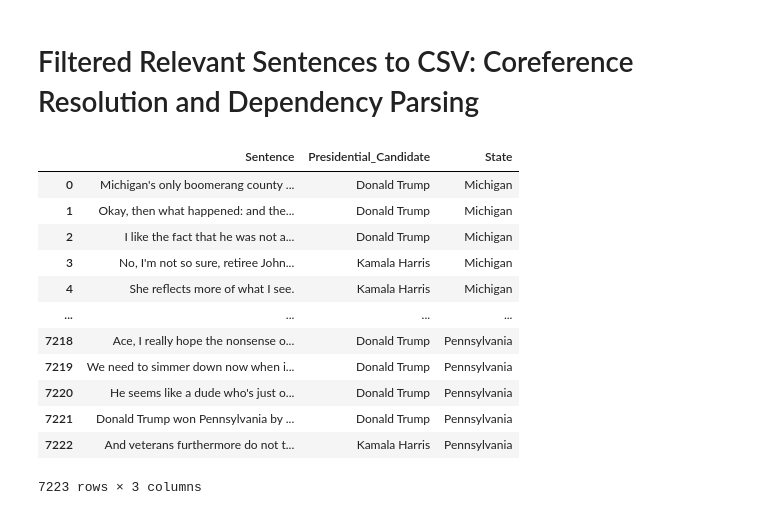
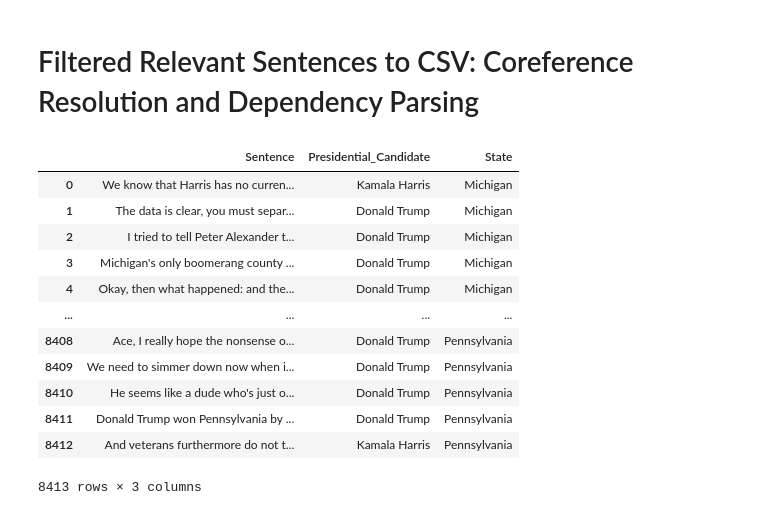
Before and after one commit to u-Kuro/Thesis-2024-U.S.-Presidential-Election-Sentiment-Analysis, a Jupyter notebook: Data Preprocessing.ipynb, the cells around one changed output. Drawn from its saved outputs; the diff is of its cells as text; code cells hidden in the pictures.

Commit message:
updated data preproc notebook

```diff
--- a/Data Preprocessing.ipynb
+++ b/Data Preprocessing.ipynb
@@ -301,30 +301,20 @@ def filter_relevant_sentences() -> pd.DataFrame:
                     for presidential_candidate, names in presidential_candidates.items():
                         if (
                             any(
-                                # Check in Sentence
+                                # Check in Mentions and Words
                                 (
-                                    sentence and presidential_candidate
-                                    and f' {presidential_candidate.strip().lower()} ' in f' {sentence.lower()} '
-                                )
-                                # Check in Mentions
-                                or (
                                     ngramed_mention and presidential_candidate
                                     and f' {presidential_candidate.strip().lower()} ' in f' {ngramed_mention.strip().lower()} '
                                 ) or (
                                     word and presidential_candidate
                                     and presidential_candidate.strip().lower() == word.strip().lower()
                                 )
-                                for word in ngramed_mention.split(" ")
+                                for word in ngramed_mention.split(" ") + word_tokenize(sentence)
                             )
                             # Any Other Candidate Names is Mentioned in Topic
                             or any(
-                                # Check in Sentence
+                                # Check in Mentions and Words
                                 (
-                                    sentence and name
-                                    and f' {name.strip().lower()} ' in f' {sentence.lower()} '
-                                )
-                                # Check in Mentions
-                                or (
                                     ngramed_mention and name
                                     and f' {name.strip().lower()} ' in f' {ngramed_mention.strip().lower()} '
                                 ) or (
@@ -332,7 +322,7 @@ def filter_relevant_sentences() -> pd.DataFrame:
                                     and name.strip().lower() == word.strip().lower()
                                 )
                                 for name in names
-                                for word in ngramed_mention.split(" ")
+                                for word in ngramed_mention.split(" ") + word_tokenize(sentence)
                             )
                         ):
                             presidential_candidate_mentions.add(presidential_candidate)
@@ -348,13 +338,8 @@ def filter_relevant_sentences() -> pd.DataFrame:
                     # Filter Sentence with Topic of [Other State] Different from its [Possible State]
                     other_states = [state for state in state_cities if state is not possible_state]
                     if any(
-                        # Check in Sentence
+                        # Check in Mentions and Words
                         (
-                            sentence and other_state
-                            and f' {other_state.strip().lower()} ' in f' {sentence.lower()} '
-                        )
-                        # Check in Mentions
-                        or (
                             ngramed_mention and other_state
                             and f' {other_state.strip().lower()} ' in f' {ngramed_mention.strip().lower()} '
                         ) or (
@@ -362,7 +347,7 @@ def filter_relevant_sentences() -> pd.DataFrame:
                             and other_state.strip().lower() == word.strip().lower()
                         )
                         for other_state in other_states
-                        for word in ngramed_mention.split(" ")
+                        for word in ngramed_mention.split(" ") + word_tokenize(sentence)
                     ): other_possible_state_is_mentioned = True
 
                     # Filter Sentence with Topics of [Other States' Cities] Different from its [Possible State Cities]
@@ -377,13 +362,8 @@ def filter_relevant_sentences() -> pd.DataFrame:
                         if other_city
                     ]
                     if any(
-                        # Check in Sentence
+                        # Check in Mentions and Words
                         (
-                            sentence and other_city
-                            and f' {other_city.strip().lower()} ' in f' {sentence.lower()} '
-                        )
-                        # Check in Mentions
-                        or (
                             ngramed_mention and other_city
                             and f' {other_city.strip().lower()} ' in f' {ngramed_mention.strip().lower()} '
                         ) or (
@@ -391,37 +371,27 @@ def filter_relevant_sentences() -> pd.DataFrame:
                             and other_city.strip().lower() == word.strip().lower()
                         )
                         for other_city in other_state_cities
-                        for word in ngramed_mention.split(" ")
+                        for word in ngramed_mention.split(" ") + word_tokenize(sentence)
                     ): other_possible_state_is_mentioned = True
 
                     if other_possible_state_is_mentioned:
                         # Check if possible state is mentioned too
                         if any(
-                            # Check in Sentence
+                            # Check in Mentions and Words
                             (
-                                sentence and possible_state
-                                and f' {possible_state.strip().lower()} ' in f' {sentence.lower()} '
-                            )
-                            # Check in Mentions
-                            or (
                                 ngramed_mention and possible_state
                                 and f' {possible_state.strip().lower()} ' in f' {ngramed_mention.strip().lower()} '
                             ) or (
                                 word and possible_state
                                 and possible_state.strip().lower() == word.strip().lower()
                             )
-                            for word in ngramed_mention.split(" ")
+                            for word in ngramed_mention.split(" ") + word_tokenize(sentence)
                         ): return True
                         # Check if cities in possible state is mentioned too
                         possible_state_cities = state_cities[possible_state]
                         if any(
-                            # Check in Sentence
+                            # Check in Mentions and Words
                             (
-                                sentence and possible_state_city
-                                and f' {possible_state_city.strip().lower()} ' in f' {sentence.lower()} '
-                            )
-                            # Check in Mentions
-                            or (
                                 ngramed_mention and possible_state_city
                                 and f' {possible_state_city.strip().lower()} ' in f' {ngramed_mention.strip().lower()} '
                             ) or (
@@ -429,10 +399,11 @@ def filter_relevant_sentences() -> pd.DataFrame:
                                 and possible_state_city.strip().lower() == word.strip().lower()
                             )
                             for possible_state_city in possible_state_cities
-                            for word in ngramed_mention.split(" ")
+                            for word in ngramed_mention.split(" ") + word_tokenize(sentence)
                         ): return True
 
                         return False
+
                     return True
 
                 mentions = get_mentions(sentence_obj)
@@ -440,6 +411,7 @@ def filter_relevant_sentences() -> pd.DataFrame:
                     # Ensure No Other State are Mentioned Different from Possible State
                     if no_other_state_mentioned_different_from_possible_state:
                         no_other_state_mentioned_different_from_possible_state = check_possible_state_is_mentioned(ngramed_mention)
+                        if not no_other_state_mentioned_different_from_possible_state: break
                     else: break
 
                     # Add Mentioned Candidate and Ensure Only 1 Candidate is Mentioned
@@ -464,45 +436,45 @@ def filter_relevant_sentences() -> pd.DataFrame:
                     and no_other_state_mentioned_different_from_possible_state
                     # Re-ensure Only 1 Candidate is Mentioned
                     and len(presidential_candidate_mentions) == 1
                 ):
                     # Additional Cleaning
                     if possible_relevant_sentence.startswith(", "):
                         possible_relevant_sentence = possible_relevant_sentence[2:]
                     # Get Presidential Candidate Mentioned
                     presidential_candidate = presidential_candidate_mentions.pop()
                     # Add Relevant Sentence
                     list_of_relevant_sentences.append({
                         "Sentence": possible_relevant_sentence,
                         "Presidential_Candidate": presidential_candidate,
                         "State": possible_state
                     })
                     seen_relevant_sentences.add(possible_relevant_sentence)
 
             processed_document += 1
             pbar.set_description(f'Extracting Relevant Sentences [{processed_document}/{total_document_items} Documents]')
             pbar.update(1)
 
     # Save List of All Relevant Sentences into CSV file
     df = pd.DataFrame(list_of_relevant_sentences)
     df.to_csv(relevant_transcript_sentences_filename, index=False, errors="ignore")
     return df
 
 list_of_relevant_sentences = filter_relevant_sentences()
 list_of_relevant_sentences
 # %% [output]
 |  | Sentence | Presidential_Candidate | State |
-| 0 | Michigan's only boomerang county ... | Donald Trump | Michigan |
-| 1 | Okay, then what happened: and the... | Donald Trump | Michigan |
-| 2 | I like the fact that he was not a... | Donald Trump | Michigan |
-| 3 | No, I'm not so sure, retiree John... | Kamala Harris | Michigan |
-| 4 | She reflects more of what I see. | Kamala Harris | Michigan |
+| 0 | We know that Harris has no curren... | Kamala Harris | Michigan |
+| 1 | The data is clear, you must separ... | Donald Trump | Michigan |
+| 2 | I tried to tell Peter Alexander t... | Donald Trump | Michigan |
+| 3 | Michigan's only boomerang county ... | Donald Trump | Michigan |
+| 4 | Okay, then what happened: and the... | Donald Trump | Michigan |
 | ... | ... | ... | ... |
-| 7218 | Ace, I really hope the nonsense o... | Donald Trump | Pennsylvania |
-| 7219 | We need to simmer down now when i... | Donald Trump | Pennsylvania |
-| 7220 | He seems like a dude who's just o... | Donald Trump | Pennsylvania |
-| 7221 | Donald Trump won Pennsylvania by ... | Donald Trump | Pennsylvania |
-| 7222 | And veterans furthermore do not t... | Kamala Harris | Pennsylvania |
+| 8408 | Ace, I really hope the nonsense o... | Donald Trump | Pennsylvania |
+| 8409 | We need to simmer down now when i... | Donald Trump | Pennsylvania |
+| 8410 | He seems like a dude who's just o... | Donald Trump | Pennsylvania |
+| 8411 | Donald Trump won Pennsylvania by ... | Donald Trump | Pennsylvania |
+| 8412 | And veterans furthermore do not t... | Kamala Harris | Pennsylvania |
-7223 rows × 3 columns
+8413 rows × 3 columns
 # %%
 """
 Sa tingin ko need natin 5k sentences minimum for Relevant Sentences di lang for gathered.
```
Also changed, not shown: parts of 2 cells of this notebook.
